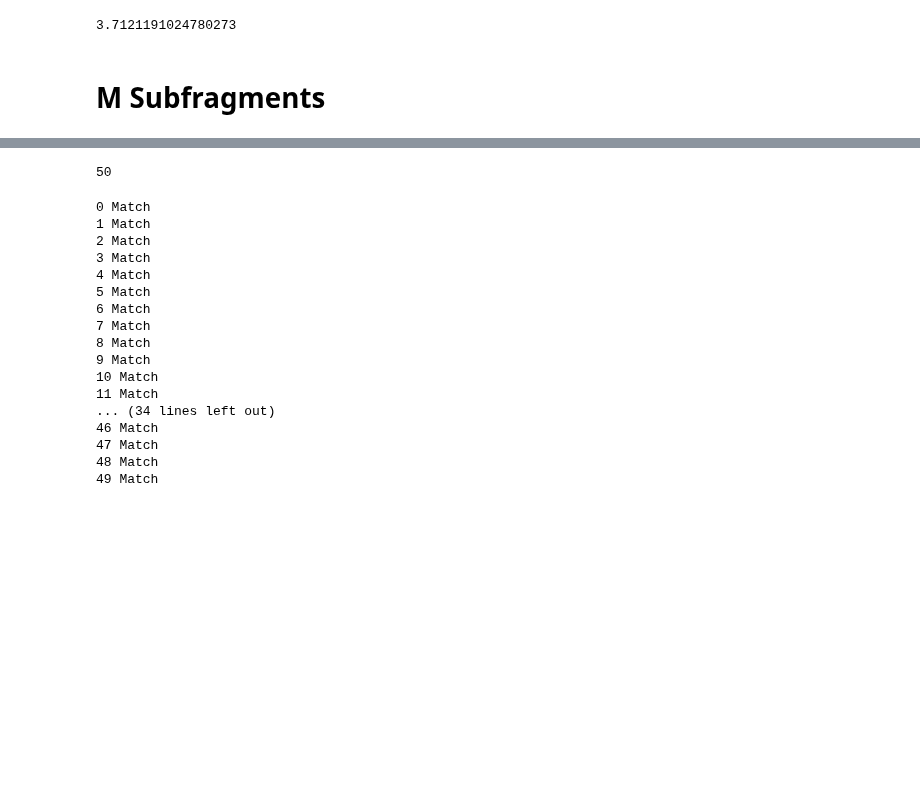
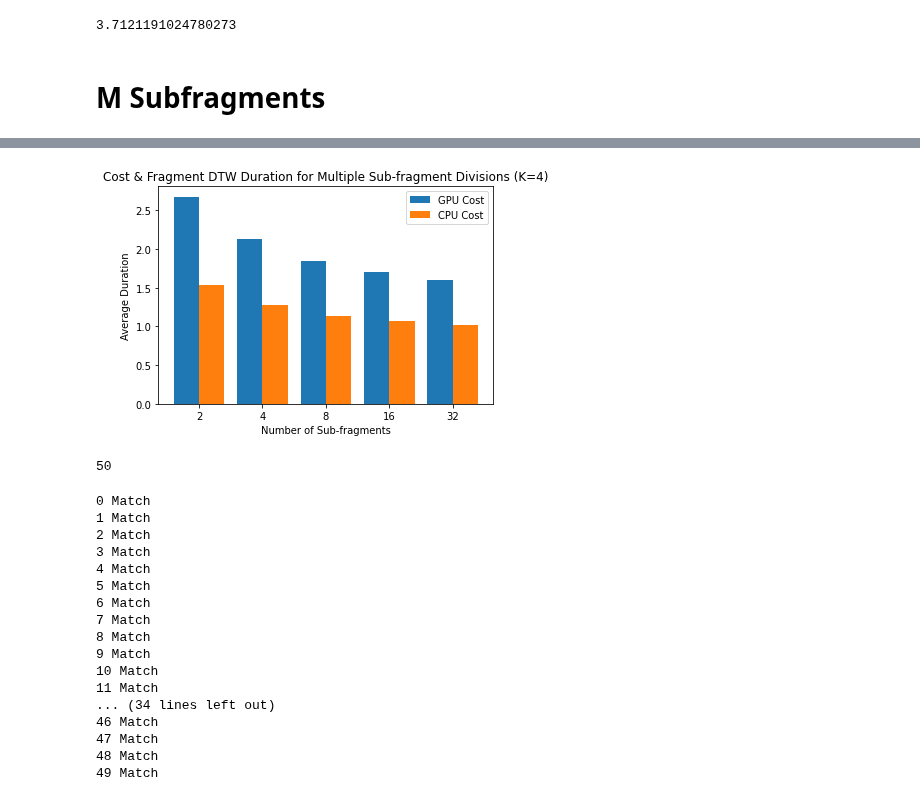
Before and after one commit to HMC-MIR/ParallelizingDTW-CPU_Implementations, a Jupyter notebook: GPUAlign.ipynb, the cells around one changed output, grey strips where cells are left out. Drawn from its saved outputs; the diff is of its cells as text; code cells hidden in the pictures; blank space fills up the shorter version.

```diff
--- a/GPUAlign.ipynb
+++ b/GPUAlign.ipynb
@@ -1137,3 +1220,17 @@ def GPU_DTW_fragmented(C, D, B, \
+# %%
+x = np.arange(len(M_list))
+width = .4
+
+plt.bar(x-width/2, times[:,0], width)
+plt.bar(x+width/2, times[:,1], width)
+plt.xticks(x, map(str, M_list))
+plt.title('Cost & Fragment DTW Duration for Multiple Sub-fragment Divisions (K=4)')
+plt.xlabel('Number of Sub-fragments')
+plt.ylabel('Average Duration')
+plt.legend(['GPU Cost', 'CPU Cost'])
+plt.show()
+# %% [output]
+[figure, added]
 # %%
 K = 5
 M = 5
```
Also changed, not shown: parts of 11 cells of this notebook, 1 other file.
